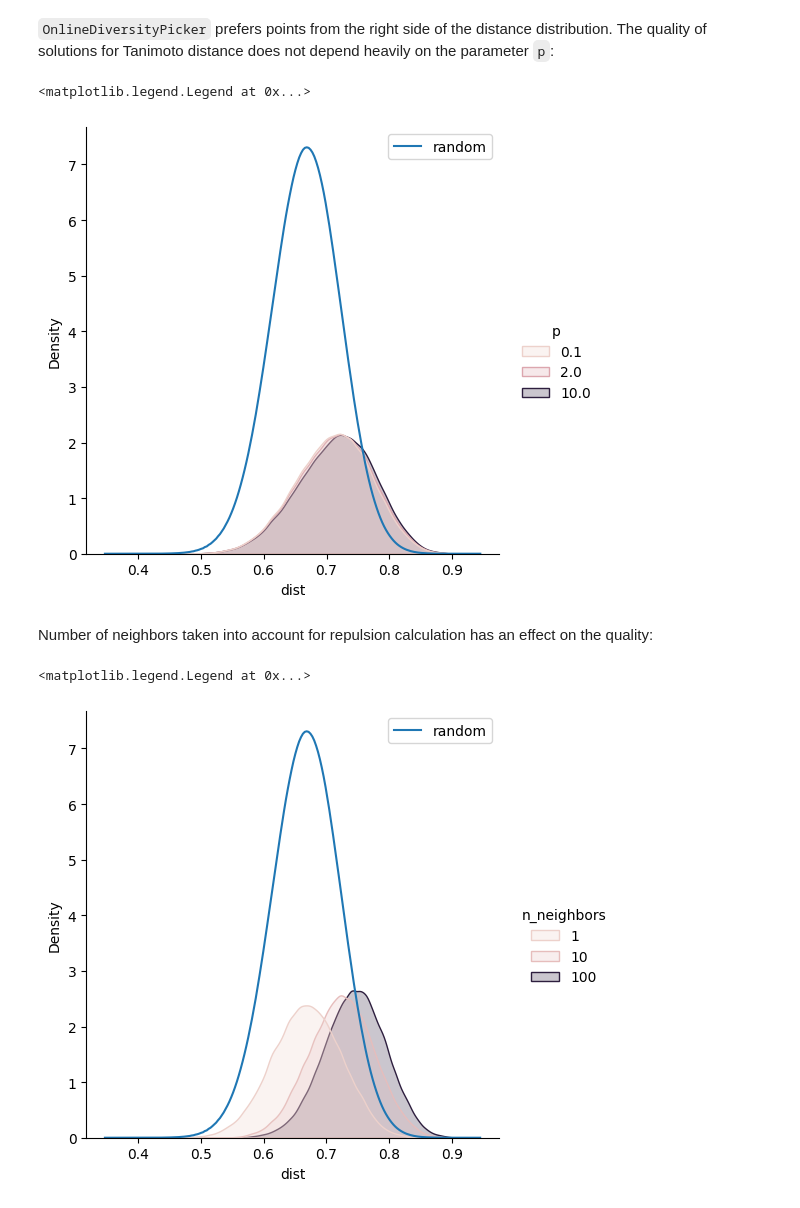
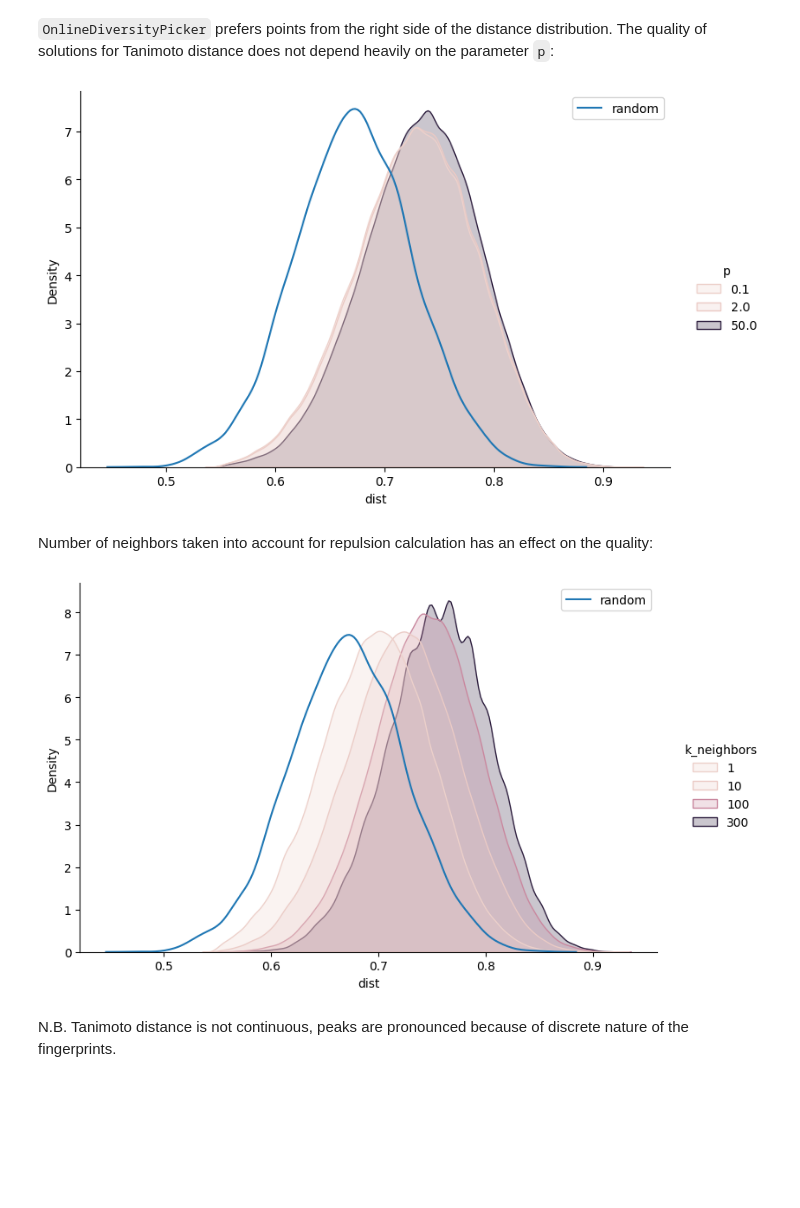
Before and after one commit to vsheg/moll, a Jupyter notebook: notebooks/diversity.ipynb, the cells around one changed output. Cells and saved outputs as stored; diff of their text form; code cells hidden in the pictures; blank space fills up the shorter version.

```diff
--- a/notebooks/diversity.ipynb
+++ b/notebooks/diversity.ipynb
@@ -212,18 +209,18 @@ def pdist(points, dist_fn):
 
     return matrix[indices]
 # %%
-p_list = [0.1, 2, 10]
-n_neighbors_list = [1, 10, 100]
+p_list = [0.1, 2, 50]
+k_neighbors_list = [1, 10, 100, 300]
 
-df = pd.DataFrame(columns=["p", "n_neighbors", "dist"])
+df = pd.DataFrame(columns=["p", "k_neighbors", "dist"])
 
 # flatten
-for (i, p), (j, n_neighbors) in tqdm(
-    itertools.product(enumerate(p_list), enumerate(n_neighbors_list)),
-    total=len(p_list) * len(n_neighbors_list),
+for (i, p), (j, k_neighbors) in tqdm(
+    itertools.product(enumerate(p_list), enumerate(k_neighbors_list)),
+    total=len(p_list) * len(k_neighbors_list),
 ):
     picker = OnlineDiversityPicker(
-        n_points=300, dist=tanimoto, n_neighbors=n_neighbors, p=p
+        capacity=300, dist_fn=tanimoto, k_neighbors=k_neighbors, p=p, threshold=0.55
     )
 
     picker.extend(fingerprints)
@@ -240,7 +237,7 @@ for (i, p), (j, n_neighbors) in tqdm(
             pd.DataFrame(
                 {
                     "p": p,
-                    "n_neighbors": n_neighbors,
+                    "k_neighbors": k_neighbors,
                     "dist": dists,
                 }
             ),
@@ -253,19 +248,41 @@ fingerprints_dist = pdist(fingerprints, tanimoto)
+# %%
+fingerprints_dist = pdist(
+    fingerprints[::100], tanimoto
+)  # take 1% as a random sample (points are random)
 # %% [markdown]
 `OnlineDiversityPicker` prefers points from the right side of the distance distribution. The quality of solutions for Tanimoto distance does not depend heavily on the parameter `p`:
 # %%
-sns.displot(df, x="dist", hue="p", kind="kde", fill=True)
-sns.kdeplot(fingerprints_dist, label="random", bw_adjust=2)  # make more smooth
+sns.displot(
+    df,
+    x="dist",
+    hue="p",
+    kind="kde",
+    fill=True,
+    common_norm=False,
+    aspect=1.5,
+)
+sns.kdeplot(fingerprints_dist, label="random")
 plt.legend()
+plt.show()
 # %% [output]
-<matplotlib.legend.Legend at 0x...>
-[figure, old version]
+[figure, new version]
 # %% [markdown]
 Number of neighbors taken into account for repulsion calculation has an effect on the quality:
 # %%
-sns.displot(df, x="dist", hue="n_neighbors", kind="kde", fill=True)
-sns.kdeplot(fingerprints_dist, label="random", bw_adjust=2)  # make more smooth
+sns.displot(
+    df,
+    x="dist",
+    hue="k_neighbors",
+    kind="kde",
+    fill=True,
+    common_norm=False,
+    aspect=1.5,
+)
+sns.kdeplot(fingerprints_dist, label="random")
 plt.legend()
+plt.show()
 # %% [output]
-<matplotlib.legend.Legend at 0x...>
-[figure, old version]
+[figure, new version]
+# %% [markdown]
+N.B. Tanimoto distance is not continuous, peaks are pronounced because of discrete nature of the fingerprints.
 # %% [markdown]
```
Also changed, not shown: parts of 11 cells of this notebook, 11 other files.
